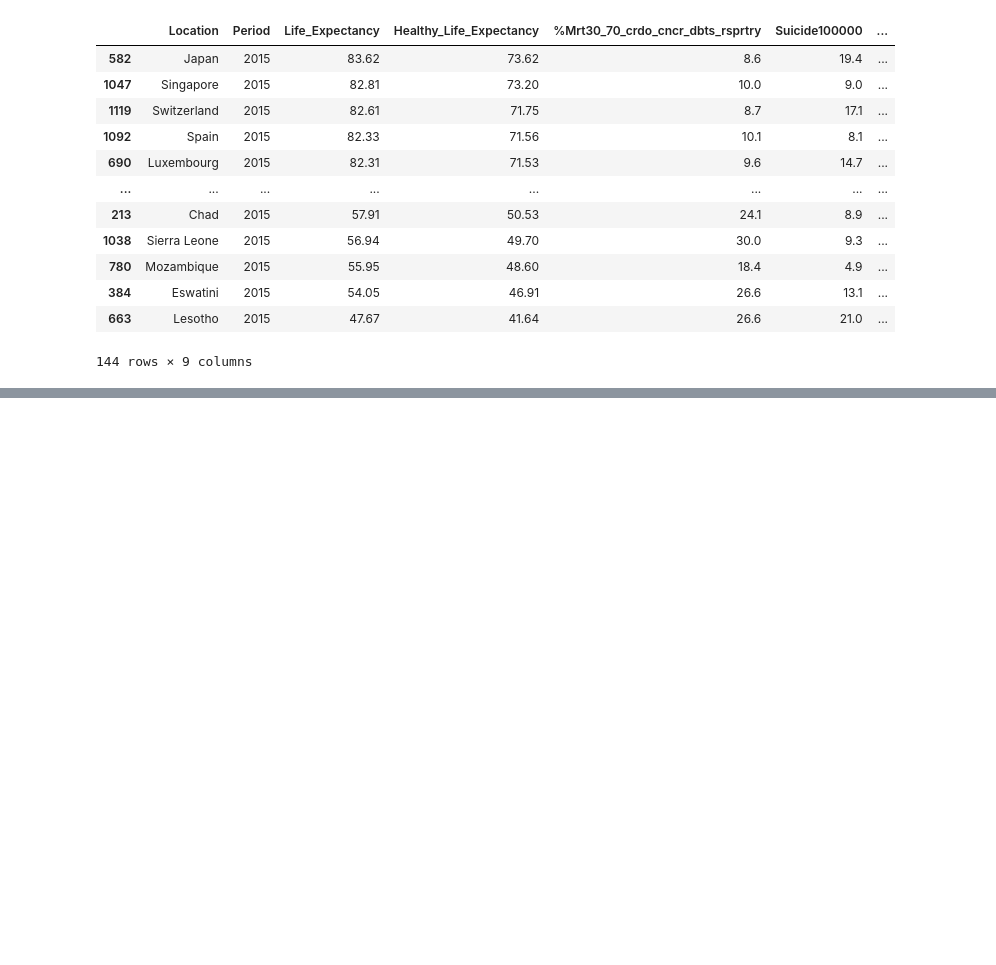
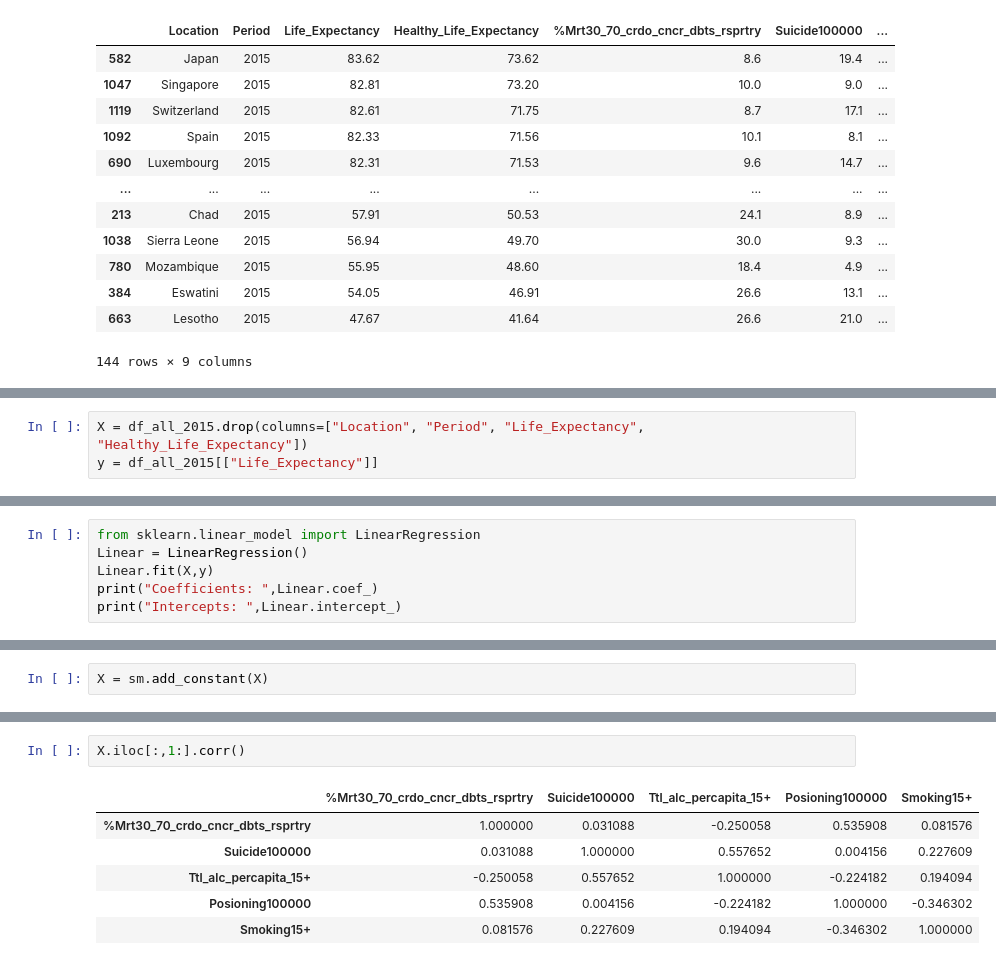
Before and after one commit to jaredhazlett/global-health-map, a Jupyter notebook: Merge_Datasets.ipynb, the cells around one changed output, grey strips where cells are left out. Cells and saved outputs as stored; diff of their text form; blank space fills up the shorter version.

```diff
--- a/Merge_Datasets.ipynb
+++ b/Merge_Datasets.ipynb
@@ -210,0 +209,3 @@ df_all_2015.sort_values(by=["Life_Expectancy"], ascending=False)
+# %%
+X = df_all_2015.drop(columns=["Location", "Period", "Life_Expectancy", "Healthy_Life_Expectancy"])
+y = df_all_2015[["Life_Expectancy"]]
@@ -210,0 +236,6 @@ df_all_2015.sort_values(by=["Life_Expectancy"], ascending=False)
+# %%
+from sklearn.linear_model import LinearRegression
+Linear = LinearRegression()
+Linear.fit(X,y)
+print("Coefficients: ",Linear.coef_)
+print("Intercepts: ",Linear.intercept_)
@@ -210,0 +245,2 @@ df_all_2015.sort_values(by=["Life_Expectancy"], ascending=False)
+# %%
+X = sm.add_constant(X)
@@ -210,0 +275,9 @@ df_all_2015.sort_values(by=["Life_Expectancy"], ascending=False)
+# %%
+X.iloc[:,1:].corr()
+# %% [output]
+|  | %Mrt30_70_crdo_cncr_dbts_rsprtry | Suicide100000 | Ttl_alc_percapita_15+ | Posioning100000 | Smoking15+ |
+| %Mrt30_70_crdo_cncr_dbts_rsprtry | 1.000000 | 0.031088 | -0.250058 | 0.535908 | 0.081576 |
+| Suicide100000 | 0.031088 | 1.000000 | 0.557652 | 0.004156 | 0.227609 |
+| Ttl_alc_percapita_15+ | -0.250058 | 0.557652 | 1.000000 | -0.224182 | 0.194094 |
+| Posioning100000 | 0.535908 | 0.004156 | -0.224182 | 1.000000 | -0.346302 |
+| Smoking15+ | 0.081576 | 0.227609 | 0.194094 | -0.346302 | 1.000000 |
```
Also changed, not shown: parts of 9 cells of this notebook, 1 other file.
